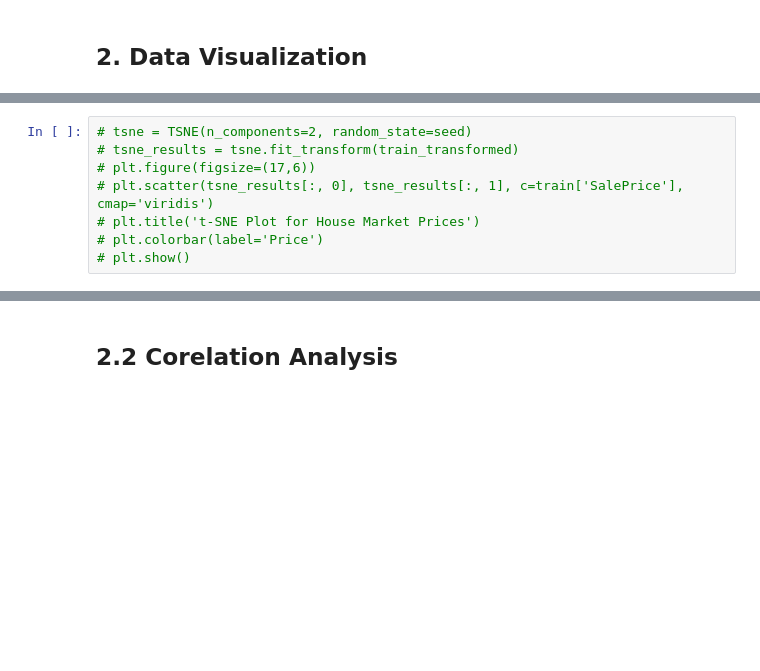
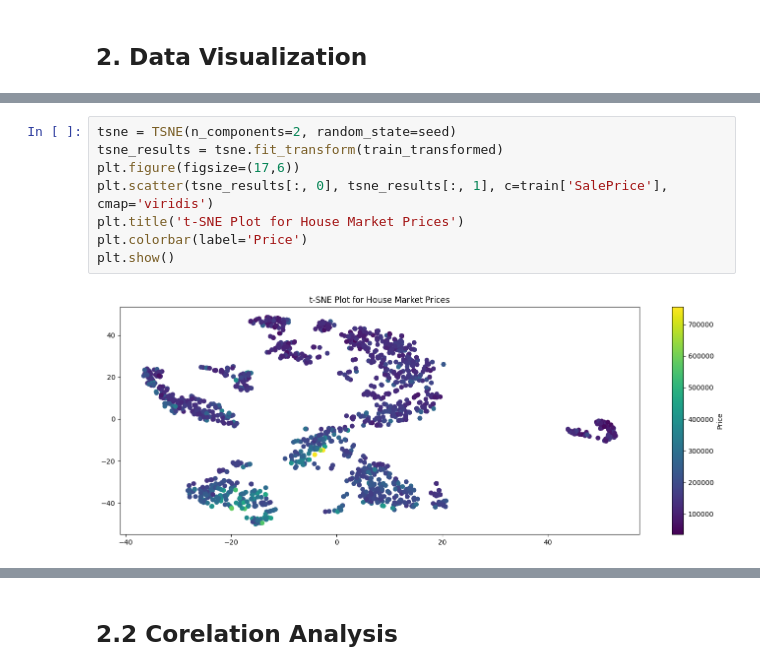
Before and after one commit to tudi72/2023_HOUSE_PRICE_REGRESSION, a Jupyter notebook: house_regression.ipynb, the cells around one changed output, grey strips where cells are left out. Cells and saved outputs as stored; diff of their text form; blank space fills up the shorter version.

```diff
--- a/house_regression.ipynb
+++ b/house_regression.ipynb
@@ -108,9 +124,11 @@ train_transformed.head(5)
 # %%
-# tsne = TSNE(n_components=2, random_state=seed)
-# tsne_results = tsne.fit_transform(train_transformed)
-# plt.figure(figsize=(17,6))
-# plt.scatter(tsne_results[:, 0], tsne_results[:, 1], c=train['SalePrice'], cmap='viridis')
-# plt.title('t-SNE Plot for House Market Prices')
-# plt.colorbar(label='Price')
-# plt.show()
+tsne = TSNE(n_components=2, random_state=seed)
+tsne_results = tsne.fit_transform(train_transformed)
+plt.figure(figsize=(17,6))
+plt.scatter(tsne_results[:, 0], tsne_results[:, 1], c=train['SalePrice'], cmap='viridis')
+plt.title('t-SNE Plot for House Market Prices')
+plt.colorbar(label='Price')
+plt.show()
+# %% [output]
+[figure, added]
 # %%
```
Also changed, not shown: parts of 24 cells of this notebook, 2 other files.
